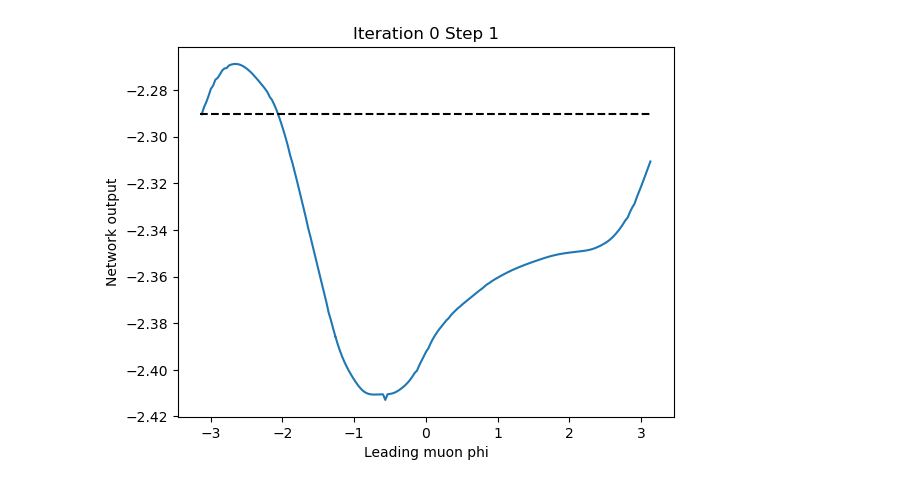
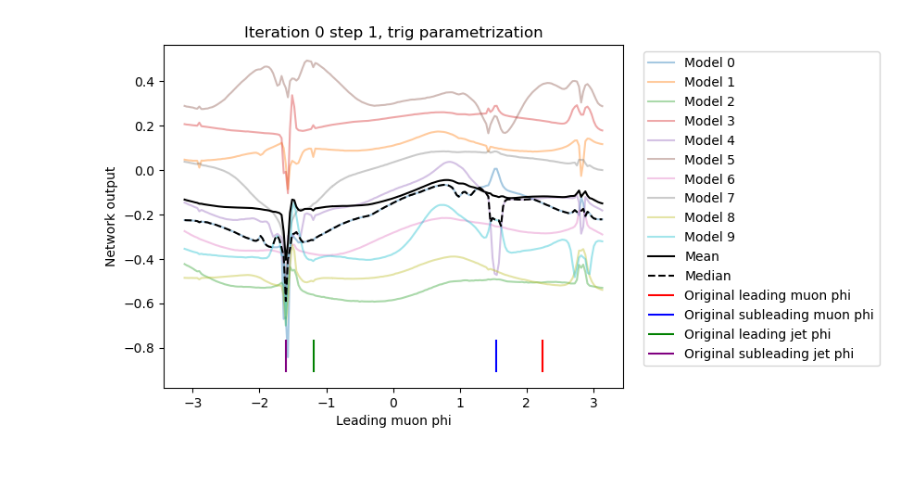
Before and after one commit to kgreif24/zjets_omnifold, a Jupyter notebook: experiments/phi_experiment.ipynb, the cells around one changed output. Cells and saved outputs as stored; diff of their text form; code cells hidden in the pictures.

```diff
--- a/experiments/phi_experiment.ipynb
+++ b/experiments/phi_experiment.ipynb
@@ -28,4 +65,4 @@ We have 2320300 events in total
 loader = iter(d_module_reco.predict_dataloader())
 # %%
 # Get the first event
-kinematics, _, mask, _, _ = next(loader)
+kinematics, _, mask, _, plotting = next(loader)
@@ -41,9 +96,3 @@ new_phi = mphi + mphi_shift
 new_phi[new_phi > np.pi] -= 2*np.pi
 new_phi[new_phi < -np.pi] += 2*np.pi
 kinematics[:,2,0] = new_phi
-# %%
-mpt = kinematics[:,0,0]
-kinematics[:,3,0] = mpt * torch.cos(new_phi)
-kinematics[:,4,0] = mpt * torch.sin(new_phi)
-kinematics[:,6,0] = torch.cos(new_phi)
-kinematics[:,7,0] = torch.sin(new_phi)
@@ -50,5 +136,8 @@ kinematics[:,7,0] = torch.sin(new_phi)
 # %%
 # Run inference with the shifted phis
-model.eval()
-with torch.no_grad():
-    result = model(kinematics, mask)
+results = []
+for model in models:
+    model.eval()
+    with torch.no_grad():
+        result = model(kinematics.to(device='cuda:0'), mask.to(device='cuda:0'))
+        results.append(result)
@@ -61,9 +144,29 @@ res = result.numpy()
-# %%
-plt.plot(m1_phi, res)
-plt.hlines(res[0], -np.pi, np.pi, linestyles='dashed', color='black')
-plt.ylabel('Network output')
-plt.xlabel('Leading muon phi')
-plt.title('Iteration 0 Step 1')
-plt.show()
-# %% [output]
-[figure, removed]
+# %%
+# Evaluate mean and median outputs
+mean_output = torch.mean(torch.stack(results), dim=0)
+median_output = torch.median(torch.stack(results), dim=0).values
+# %%
+# Make a plot of network output versus the leading muon phi
+new_phi, ind = torch.sort(new_phi)
+m1_phi = new_phi.numpy()
+
+ax = plt.gca()
+for i, r in enumerate(results):
+    r = r[ind]
+    plt.plot(m1_phi, r.cpu().numpy(), label=f'Model {i}', alpha=0.4)
+
+og_bottom = ax.get_ylim()[0]
+top = og_bottom + 0.1*(ax.get_ylim()[1] - ax.get_ylim()[0])
+plt.plot(m1_phi, mean_output[ind].cpu().numpy(), label='Mean', color='black')
+plt.plot(m1_phi, median_output[ind].cpu().numpy(), label='Median', color='black', linestyle='--')
+plt.vlines(leading_muon_phi, og_bottom, top, color='red', label='Original leading muon phi')
+plt.vlines(subleading_muon_phi, og_bottom, top, color='blue', label='Original subleading muon phi')
+plt.vlines(leading_jet_phi, og_bottom, top, color='green', label='Original leading jet phi')
+plt.vlines(subleading_jet_phi, og_bottom, top, color='purple', label='Original subleading jet phi')
+plt.xlabel('Leading muon phi')
+plt.ylabel('Network output')
+plt.legend(bbox_to_anchor=(1.03, 1), loc='upper left')
+plt.title('Iteration 0 step 1, trig parametrization')
+plt.show()
+# %% [output]
+[figure, added]
```
Also changed, not shown: parts of 10 cells of this notebook, 2 other files.
